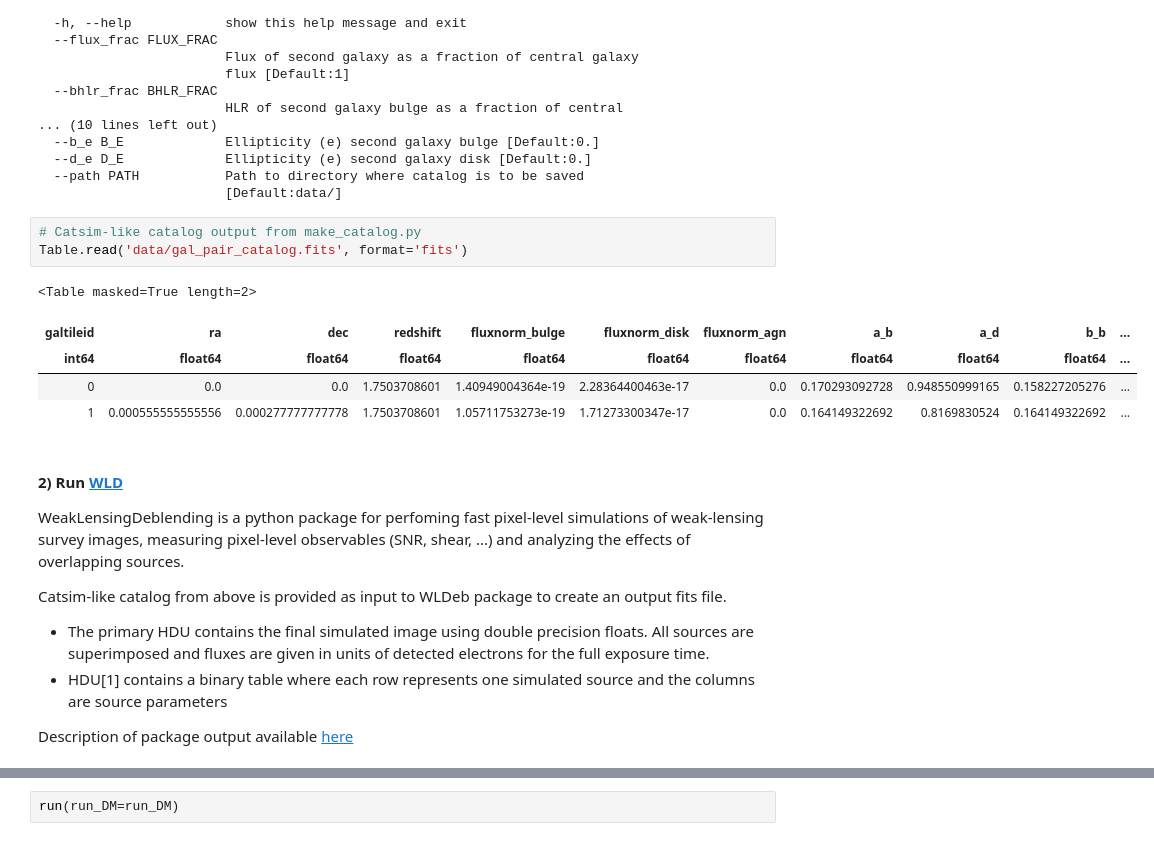
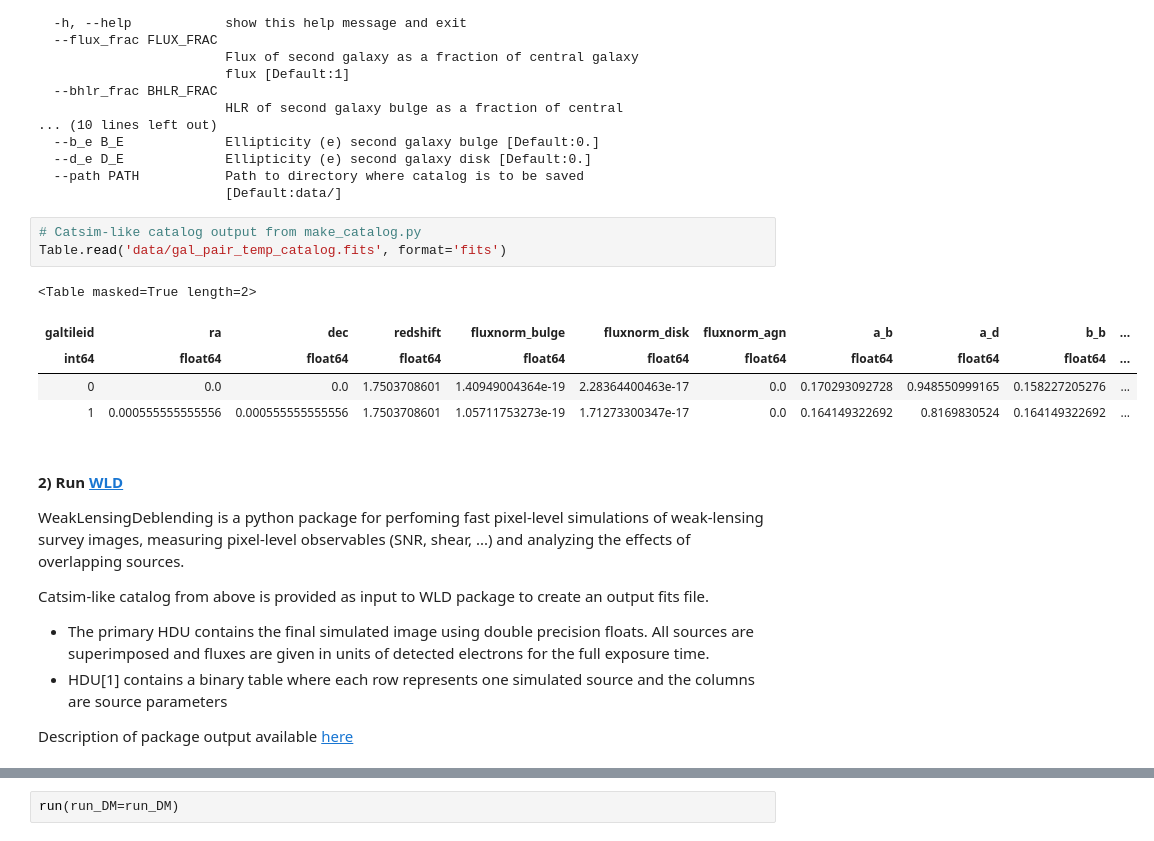
Before and after one commit to LSSTDESC/Blending_tutorial, a Jupyter notebook: Two_galaxy_blends.ipynb, the cells around one changed output, grey strips where cells are left out. Drawn from its saved outputs; the diff is of its cells as text.

```diff
--- a/Two_galaxy_blends.ipynb
+++ b/Two_galaxy_blends.ipynb
@@ -64,18 +53,18 @@ optional arguments:
                         [Default:data/]
 # %%
 # Catsim-like catalog output from make_catalog.py
-Table.read('data/gal_pair_catalog.fits', format='fits')
+Table.read('data/gal_pair_temp_catalog.fits', format='fits')
 # %% [output]
 <Table masked=True length=2>
 | galtileid | ra | dec | redshift | fluxnorm_bulge | fluxnorm_disk | fluxnorm_agn | a_b | a_d | b_b | ... |
 | int64 | float64 | float64 | float64 | float64 | float64 | float64 | float64 | float64 | float64 | ... |
 | 0 | 0.0 | 0.0 | 1.7503708601 | 1.40949004364e-19 | 2.28364400463e-17 | 0.0 | 0.170293092728 | 0.948550999165 | 0.158227205276 | ... |
-| 1 | 0.000555555555556 | 0.000277777777778 | 1.7503708601 | 1.05711753273e-19 | 1.71273300347e-17 | 0.0 | 0.164149322692 | 0.8169830524 | 0.164149322692 | ... |
+| 1 | 0.000555555555556 | 0.000555555555556 | 1.7503708601 | 1.05711753273e-19 | 1.71273300347e-17 | 0.0 | 0.164149322692 | 0.8169830524 | 0.164149322692 | ... |
 # %% [markdown]
 ####  2) Run [WLD](http://weaklensingdeblending.readthedocs.io/en/latest/index.html)
 WeakLensingDeblending is a python package for perfoming fast pixel-level simulations of weak-lensing survey images, measuring pixel-level observables (SNR, shear, ...) and analyzing the effects of overlapping sources.
 
-Catsim-like catalog from above is provided as input to WLDeb package to create an output fits file.
+Catsim-like catalog from above is provided as input to WLD package to create an output fits file.
 - The primary HDU contains the final simulated image using double precision floats. All sources are superimposed and fluxes are given in units of detected electrons for the full exposure time.
 - HDU[1] contains a binary table where each row represents one simulated source and the columns are source parameters
 
```
Also changed, not shown: parts of 26 cells of this notebook, 14 other files.
